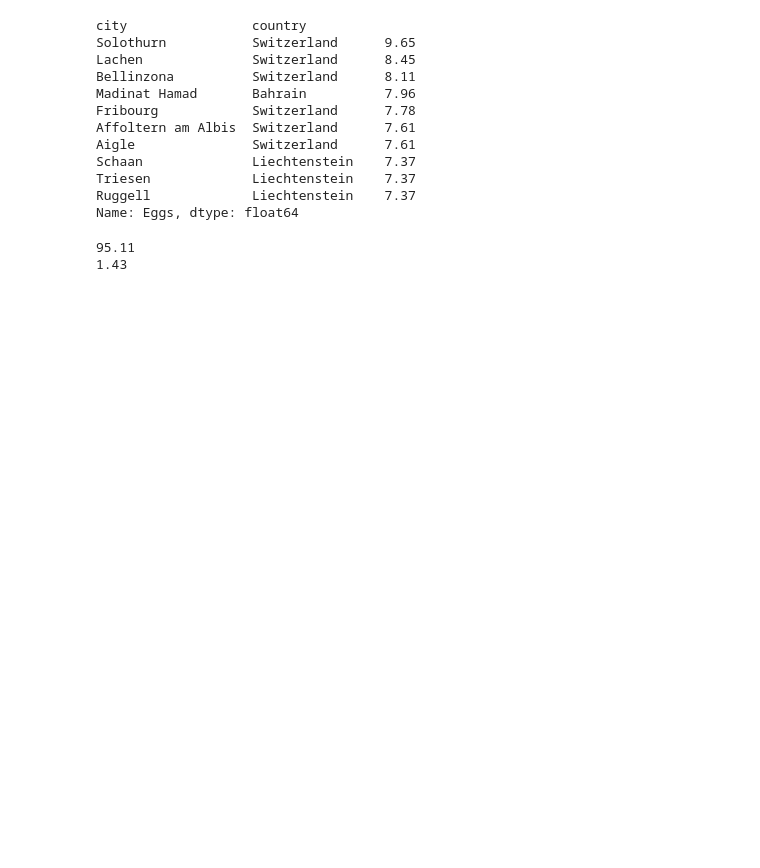
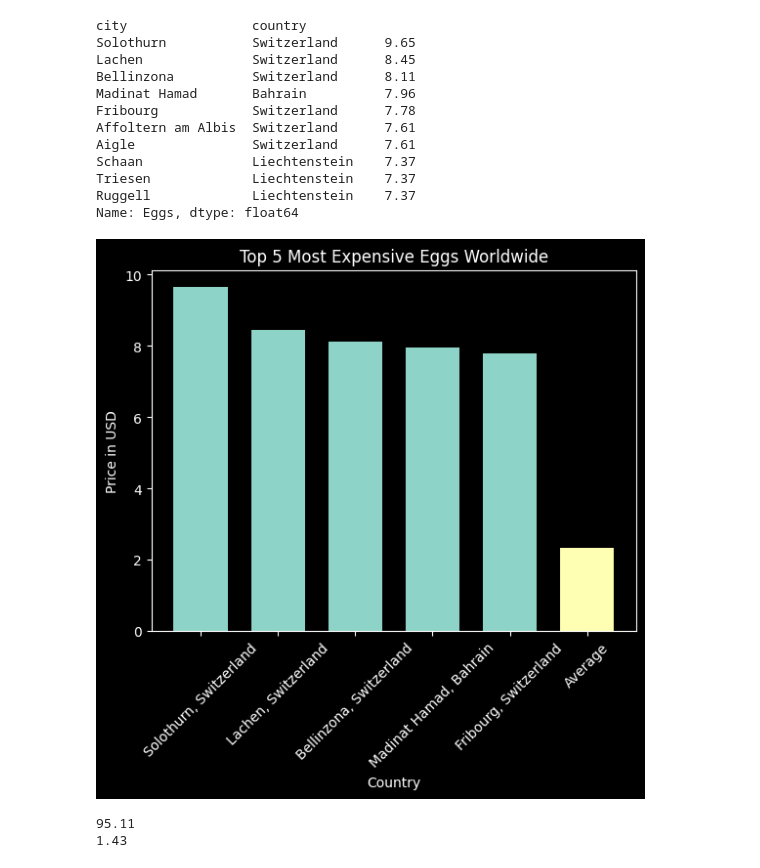
Before and after one commit to philiprobertovich/team-week-project, a Jupyter notebook: phil-project.ipynb, the cells around one changed output. Cells and saved outputs as stored; diff of their text form; code cells hidden in the pictures; blank space fills up the shorter version.

```diff
--- a/phil-project.ipynb
+++ b/phil-project.ipynb
@@ -1028,6 +1058,28 @@ Schaan              Liechtenstein    7.37
 Triesen             Liechtenstein    7.37
 Ruggell             Liechtenstein    7.37
 Name: Eggs, dtype: float64
+# %%
+most_eggs_values = [9.65, 8.45, 8.11, 7.96, 7.78]
+most_eggs_locations = ['Solothurn, Switzerland', 'Lachen, Switzerland', 'Bellinzona, Switzerland', 'Madinat Hamad, Bahrain', 'Fribourg, Switzerland']
+# %%
+# Create bar graph
+plt.style.use('dark_background')
+
+plt.title('Top 5 Most Expensive Eggs Worldwide')
+
+bar_width = 0.7
+
+plt.bar(most_eggs_locations, most_eggs_values, width=bar_width)
+plt.bar('Average', eggs_average, width=bar_width)
+plt.xticks(rotation=45)
+
+
+plt.xlabel('Country')
+plt.ylabel('Price in USD')
+
+plt.show()
+# %% [output]
+[figure, added]
 # %%
 # Find max and min values in Beef column
 max_beef = cost_of_living.Beef.max()
```
Also changed, not shown: parts of 3 cells of this notebook.
